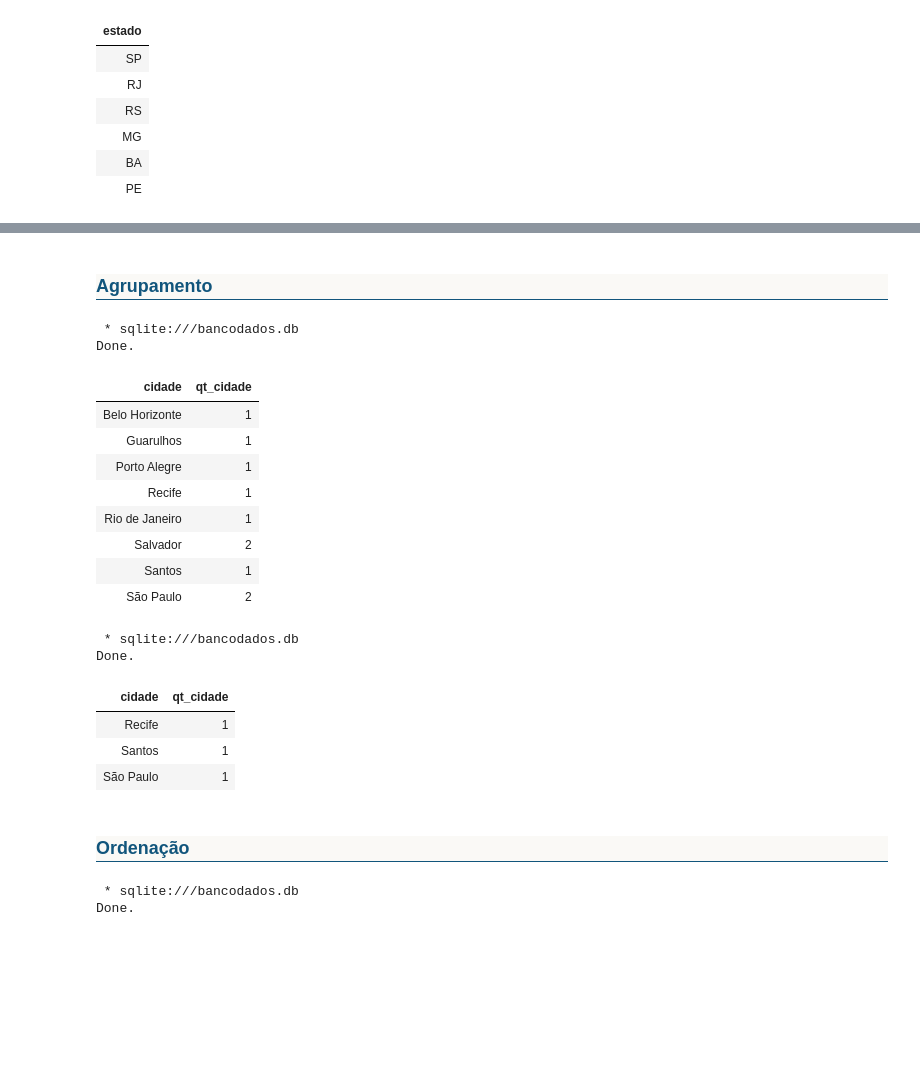
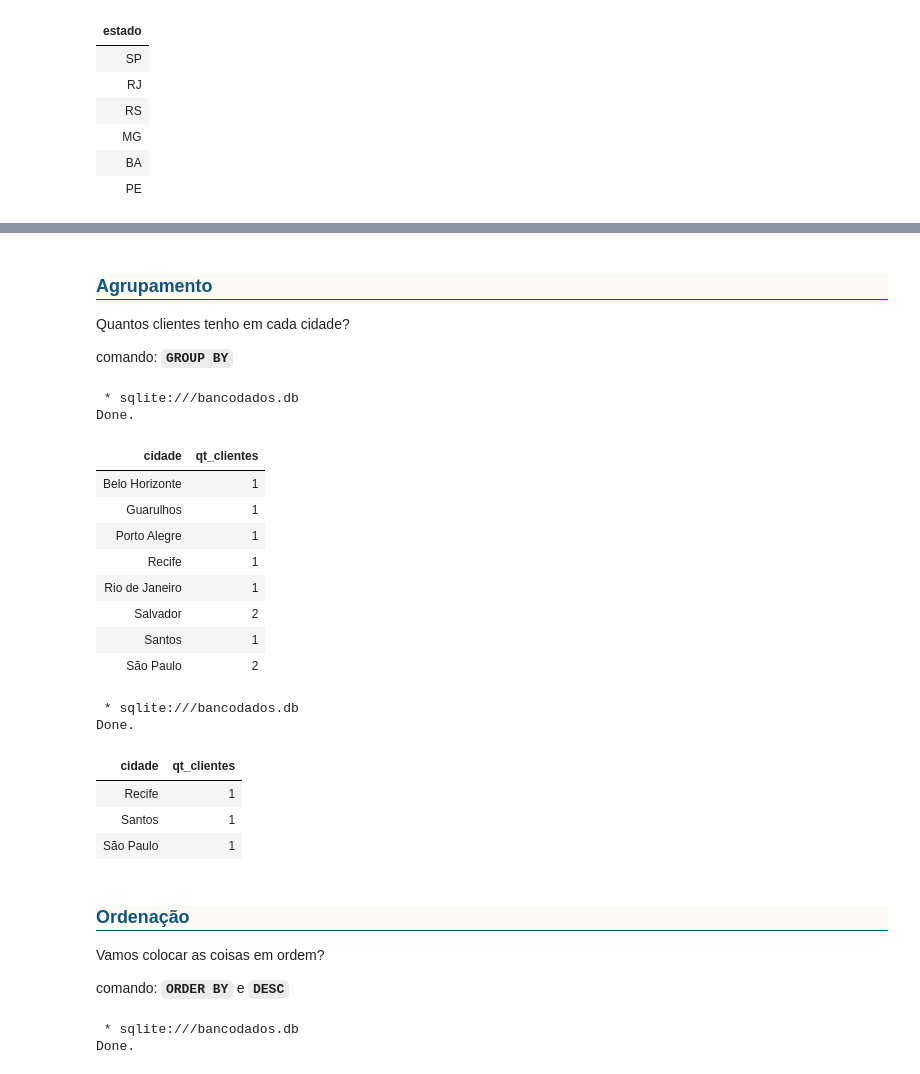
Before and after one commit to luizweb/sqljupyter, a Jupyter notebook: sqljupyter.ipynb, the cells around one changed output, grey strips where cells are left out. Drawn from its saved outputs; the diff is of its cells as text; code cells hidden in the pictures; blank space fills up the shorter version.

````diff
--- a/sqljupyter.ipynb
+++ b/sqljupyter.ipynb
@@ -281,21 +307,25 @@ Done.
 <h3 style="background-color: #FAF9F6; color: #11557C; text-align: left; font-family: 'Arial', sans-serif; padding-top: 10px; padding-bottom: 10px; border-bottom: 1px solid #11557C;">
     <a id='secao-7'></a> Agrupamento
 </h3>
+
+Quantos clientes tenho em cada cidade?
+
+comando: **```GROUP BY```**
 # %%
 %%sql
 
 
 SELECT
     cidade,
-    COUNT(*) as qt_cidade
+    COUNT(id_cliente) as qt_clientes
 FROM
     tbClientes
 GROUP BY
     Cidade
 # %% [output]
  * sqlite:///bancodados.db
 Done.
-| cidade | qt_cidade |
+| cidade | qt_clientes |
 | Belo Horizonte | 1 |
 | Guarulhos | 1 |
 | Porto Alegre | 1 |
@@ -310,7 +340,7 @@ Done.
 
 SELECT
     cidade,
-    COUNT(*) as qt_cidade
+    COUNT(id_cliente) as qt_clientes
 FROM
     tbClientes
 WHERE
@@ -320,7 +350,7 @@ GROUP BY
 # %% [output]
  * sqlite:///bancodados.db
 Done.
-| cidade | qt_cidade |
+| cidade | qt_clientes |
 | Recife | 1 |
 | Santos | 1 |
 | São Paulo | 1 |
@@ -328,6 +358,11 @@ Done.
 <h3 style="background-color: #FAF9F6; color: #11557C; text-align: left; font-family: 'Arial', sans-serif; padding-top: 10px; padding-bottom: 10px; border-bottom: 1px solid #11557C;">
     <a id='secao-8'></a> Ordenação
 </h3>
+
+
+Vamos colocar as coisas em ordem?
+
+comando: **```ORDER BY```** e **```DESC```**
 # %%
 %%sql
 
````
Also changed, not shown: parts of 18 cells of this notebook.
